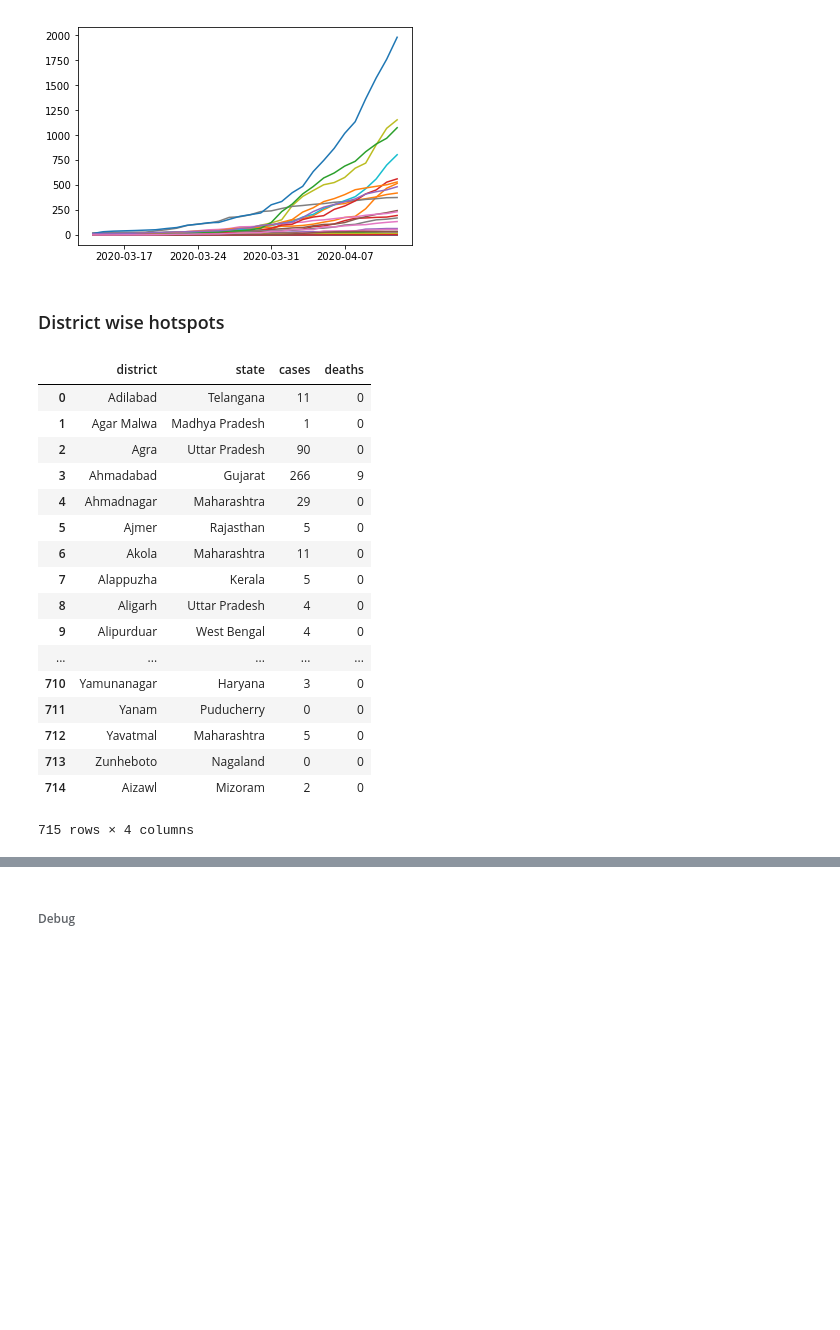
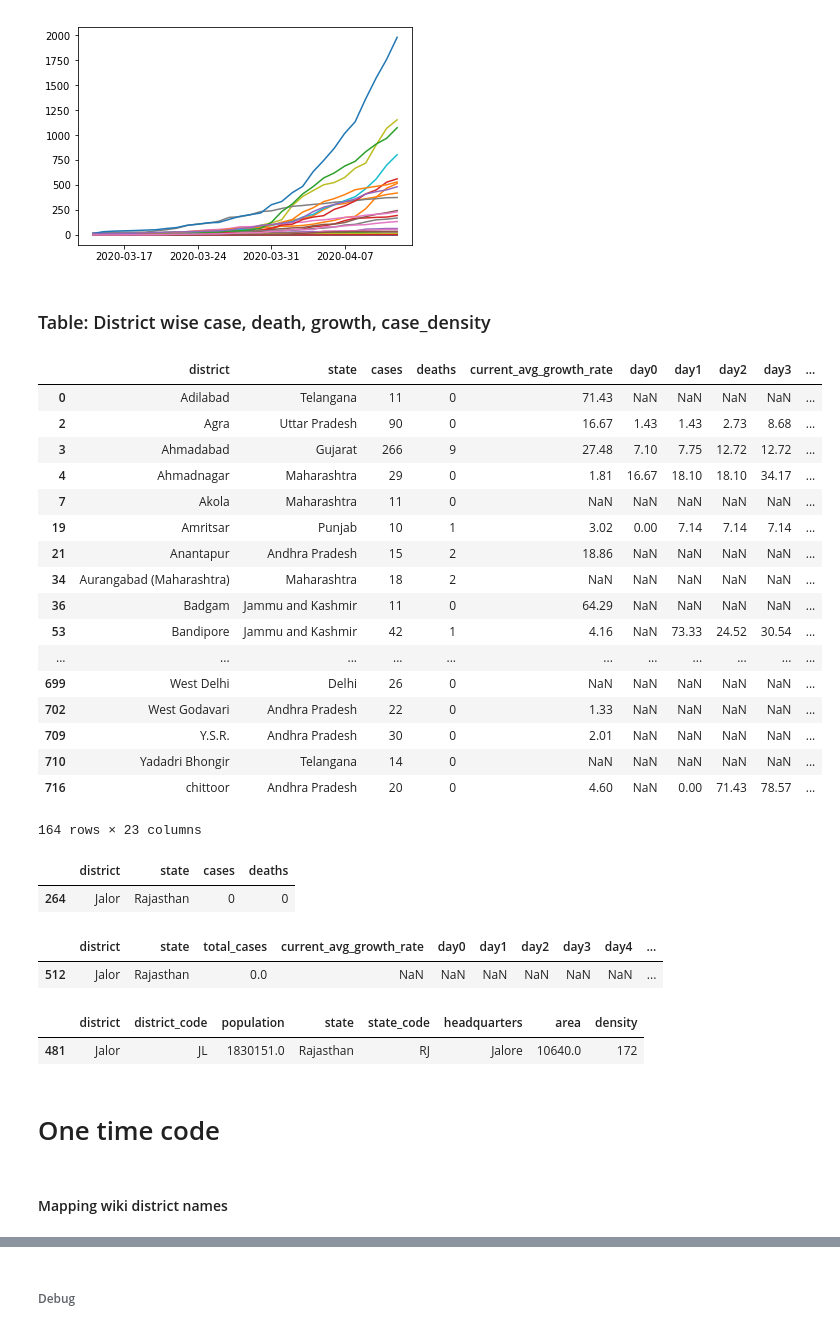
Before and after one commit to deepak-karkala/articles, a Jupyter notebook: covid19/notebooks/pandemic_analysis_api.ipynb, the cells around one changed output, grey strips where cells are left out. Cells and saved outputs as stored; diff of their text form; code cells hidden in the pictures; blank space fills up the shorter version.

Commit message:
Covid19 project update

```diff
--- a/covid19/notebooks/pandemic_analysis_api.ipynb
+++ b/covid19/notebooks/pandemic_analysis_api.ipynb
@@ -903,4 +1020,4 @@ for col in dft.columns:
 [figure]
 [figure]
 # %% [markdown]
-### District wise hotspots
+### Table: District wise case, death, growth, case_density
@@ -907,23 +1036,60 @@ for col in dft.columns:
+# %%
+min_case_count = 10
+
+## Cases, deaths from howIndiaLives
+df = pd.read_csv("../data/extracted_data_api/code_data/districtwise_top_hotspots.csv")
+## Case Growth rate from raw data of covid19.org
+dfcc = pd.read_csv("../data/extracted_data_api/code_data/districtwise_current_growth_rate_all_withDistrictNameMapped.csv")
+#df = df.set_index("district").join(dfcc[["district","current_avg_growth_rate"]].set_index("district"), how="left").reset_index()
+del dfcc["state"], dfcc["total_cases"]
+df = df.set_index("district").join(dfcc.set_index("district"), how="left").reset_index()
+## Population from wiki scraping
+dfwdp = pd.read_csv("../data/wiki_scrape/district_population_wiki_withNameMapped.csv")
+dfwdp.drop_duplicates(["district", "state"], inplace=True)
+df = df.set_index(["district","state"]).join(dfwdp[["district", "state", "population", "state_code"]].set_index(["district","state"]), how="inner").reset_index()
+df["cases_per_lakh"] = np.round(df["cases"]/df["population"] * 100000,0)
+df.to_csv("../data/extracted_data_api/code_data/districtwise_case_death_growth_density_withNamesMapped.csv", index=False)
+df = df[df["cases"]>=min_case_count]
+df.to_csv("../data/extracted_data_api/code_data/districtwise_case_death_growth_density_withNamesMapped_minCaseCount.csv", index=False)
+df
+# %% [output]
+|  | district | state | cases | deaths | current_avg_growth_rate | day0 | day1 | day2 | day3 | ... |
+| 0 | Adilabad | Telangana | 11 | 0 | 71.43 | NaN | NaN | NaN | NaN | ... |
+| 2 | Agra | Uttar Pradesh | 90 | 0 | 16.67 | 1.43 | 1.43 | 2.73 | 8.68 | ... |
+| 3 | Ahmadabad | Gujarat | 266 | 9 | 27.48 | 7.10 | 7.75 | 12.72 | 12.72 | ... |
+| 4 | Ahmadnagar | Maharashtra | 29 | 0 | 1.81 | 16.67 | 18.10 | 18.10 | 34.17 | ... |
+| 7 | Akola | Maharashtra | 11 | 0 | NaN | NaN | NaN | NaN | NaN | ... |
+| 19 | Amritsar | Punjab | 10 | 1 | 3.02 | 0.00 | 7.14 | 7.14 | 7.14 | ... |
+| 21 | Anantapur | Andhra Pradesh | 15 | 2 | 18.86 | NaN | NaN | NaN | NaN | ... |
+| 34 | Aurangabad (Maharashtra) | Maharashtra | 18 | 2 | NaN | NaN | NaN | NaN | NaN | ... |
+| 36 | Badgam | Jammu and Kashmir | 11 | 0 | 64.29 | NaN | NaN | NaN | NaN | ... |
+| 53 | Bandipore | Jammu and Kashmir | 42 | 1 | 4.16 | NaN | 73.33 | 24.52 | 30.54 | ... |
+| ... | ... | ... | ... | ... | ... | ... | ... | ... | ... | ... |
+| 699 | West Delhi | Delhi | 26 | 0 | NaN | NaN | NaN | NaN | NaN | ... |
+| 702 | West Godavari | Andhra Pradesh | 22 | 0 | 1.33 | NaN | NaN | NaN | NaN | ... |
+| 709 | Y.S.R. | Andhra Pradesh | 30 | 0 | 2.01 | NaN | NaN | NaN | NaN | ... |
+| 710 | Yadadri Bhongir | Telangana | 14 | 0 | NaN | NaN | NaN | NaN | NaN | ... |
+| 716 | chittoor | Andhra Pradesh | 20 | 0 | 4.60 | NaN | 0.00 | 71.43 | 78.57 | ... |
+164 rows × 23 columns
 # %%
-df = pd.read_csv("../data/extracted_data_api/districtwise.csv")[["district", "state", "cases", "deaths"]]
-df.to_csv("../data/extracted_data_api/code_data/districtwise_top_hotspots.csv", index=False)
-df #.sort_values("cases", ascending=False)
+df = pd.read_csv("../data/extracted_data_api/code_data/districtwise_top_hotspots.csv")
+df[df["district"]=="Jalor"]
 # %% [output]
 |  | district | state | cases | deaths |
-| 0 | Adilabad | Telangana | 11 | 0 |
-| 1 | Agar Malwa | Madhya Pradesh | 1 | 0 |
-| 2 | Agra | Uttar Pradesh | 90 | 0 |
-| 3 | Ahmadabad | Gujarat | 266 | 9 |
-| 4 | Ahmadnagar | Maharashtra | 29 | 0 |
-| 5 | Ajmer | Rajasthan | 5 | 0 |
-| 6 | Akola | Maharashtra | 11 | 0 |
-| 7 | Alappuzha | Kerala | 5 | 0 |
-| 8 | Aligarh | Uttar Pradesh | 4 | 0 |
-| 9 | Alipurduar | West Bengal | 4 | 0 |
-| ... | ... | ... | ... | ... |
-| 710 | Yamunanagar | Haryana | 3 | 0 |
-| 711 | Yanam | Puducherry | 0 | 0 |
-| 712 | Yavatmal | Maharashtra | 5 | 0 |
-| 713 | Zunheboto | Nagaland | 0 | 0 |
-| 714 | Aizawl | Mizoram | 2 | 0 |
+| 264 | Jalor | Rajasthan | 0 | 0 |
-715 rows × 4 columns
+# %%
+dfcc = pd.read_csv("../data/extracted_data_api/code_data/districtwise_current_growth_rate_all_withDistrictNameMapped.csv")
+dfcc[dfcc["district"]=="Jalor"]
+# %% [output]
+|  | district | state | total_cases | current_avg_growth_rate | day0 | day1 | day2 | day3 | day4 | ... |
+| 512 | Jalor | Rajasthan | 0.0 | NaN | NaN | NaN | NaN | NaN | NaN | ... |
+# %%
+dfwdp = pd.read_csv("../data/wiki_scrape/district_population_wiki_withNameMapped.csv")
+dfwdp[dfwdp["district"]=="Jalor"]
+# %% [output]
+|  | district | district_code | population | state | state_code | headquarters | area | density |
+| 481 | Jalor | JL | 1830151.0 | Rajasthan | RJ | Jalore | 10640.0 | 172 |
+# %% [markdown]
+# One time code
+# %% [markdown]
+#### Mapping wiki district names
```
Also changed, not shown: parts of 26 cells of this notebook, 14 other files.
